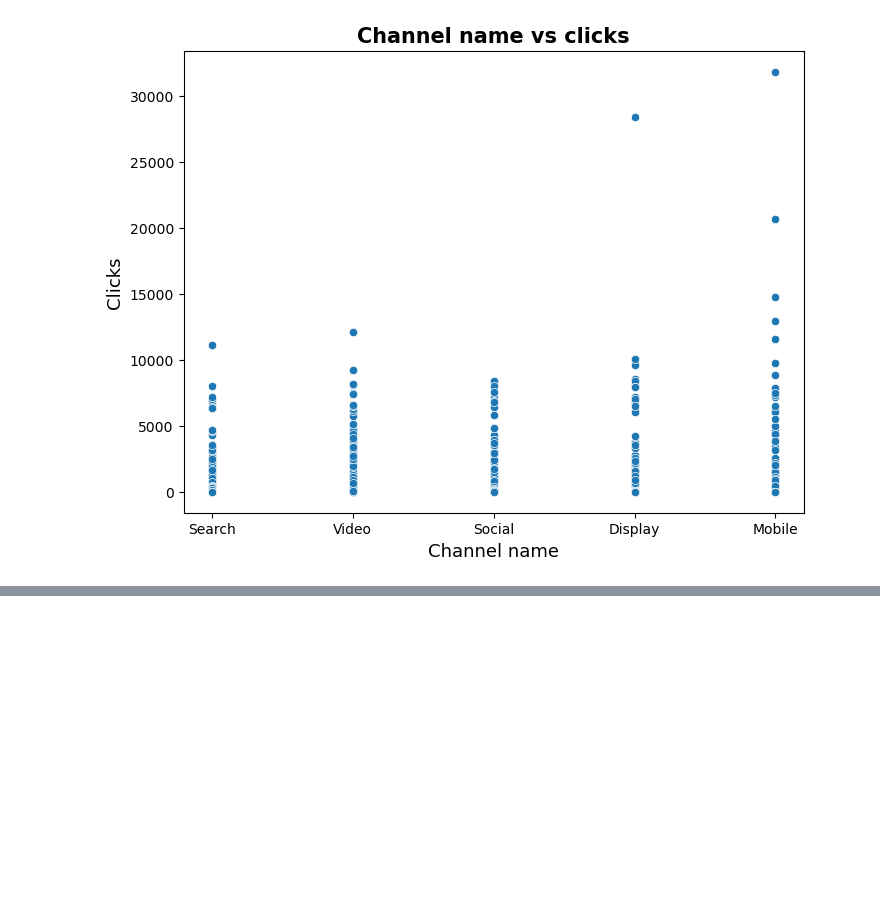
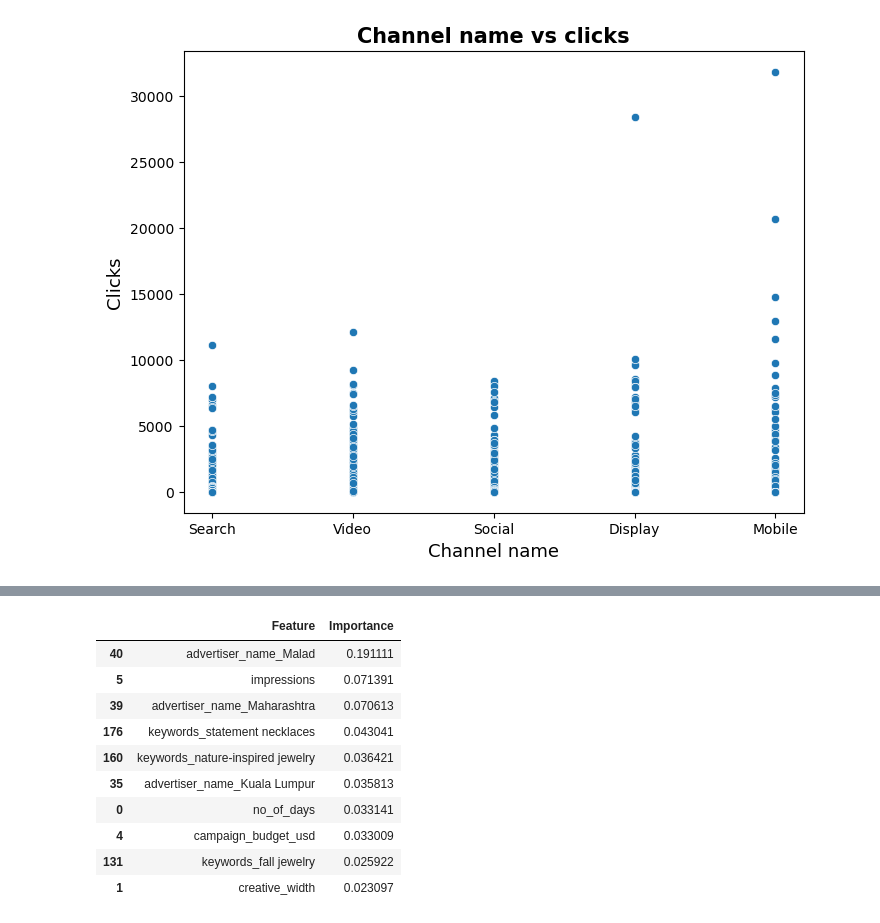
Before and after one commit to atabak-alishiri/marketing-campaign-predictor, a Jupyter notebook: analysis.ipynb, the cells around one changed output, grey strips where cells are left out. Drawn from its saved outputs; the diff is of its cells as text; code cells hidden in the pictures; blank space fills up the shorter version.

```diff
--- a/analysis.ipynb
+++ b/analysis.ipynb
@@ -307,0 +424,8 @@ cv_df
+# %%
+#XGBoost
+pipe_xgb = make_pipeline(
+    preprocessor,
+    XGBRegressor(
+        random_state=123, verbosity=0))
+cv_df_xg = pd.DataFrame(cross_validate(pipe_xgb, X_train, y_train, cv = 5, return_train_score = True))
+cv_df_xg
@@ -307,0 +451,22 @@ cv_df
+# %%
+feature_importances_xgb = model_xg.feature_importances_
+feature_importances_xgb
+feature_names_1 = pipe_xgb.named_steps['columntransformer'].named_transformers_['pipeline-1'].get_feature_names_out().tolist()
+feature_names_2 = pipe_xgb.named_steps['columntransformer'].named_transformers_['pipeline-2'].get_feature_names_out().tolist()
+
+feature_names = feature_names_1 + feature_names_2
+feature_importance_df = pd.DataFrame({'Feature': feature_names, 'Importance': feature_importances_xgb})
+feature_importances_xgb_sorted = feature_importance_df.sort_values(by='Importance', ascending = False).head(10)
+feature_importances_xgb_sorted
+# %% [output]
+|  | Feature | Importance |
+| 40 | advertiser_name_Malad | 0.191111 |
+| 5 | impressions | 0.071391 |
+| 39 | advertiser_name_Maharashtra | 0.070613 |
+| 176 | keywords_statement necklaces | 0.043041 |
+| 160 | keywords_nature-inspired jewelry | 0.036421 |
+| 35 | advertiser_name_Kuala Lumpur | 0.035813 |
+| 0 | no_of_days | 0.033141 |
+| 4 | campaign_budget_usd | 0.033009 |
+| 131 | keywords_fall jewelry | 0.025922 |
+| 1 | creative_width | 0.023097 |
```
Also changed, not shown: parts of 27 cells of this notebook.
